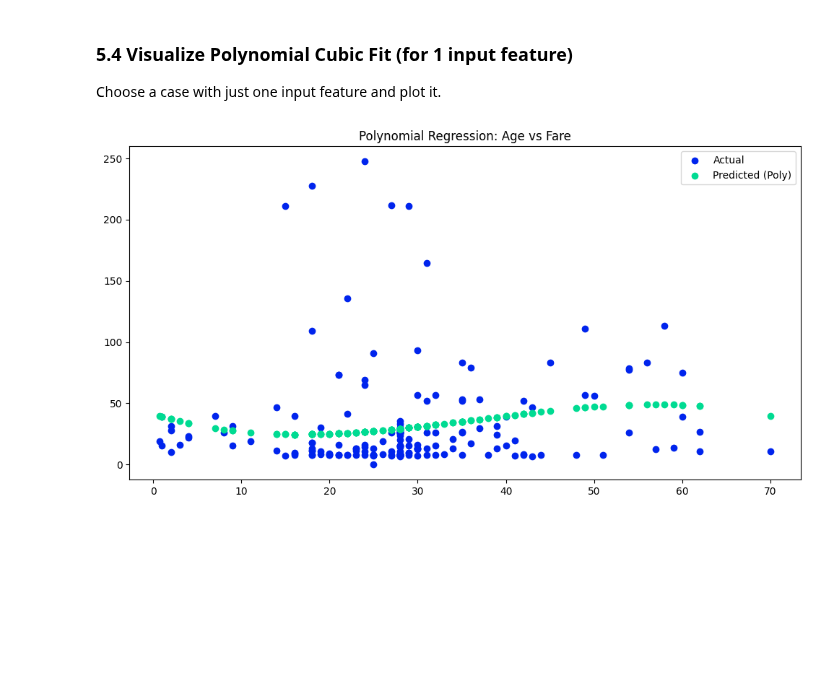
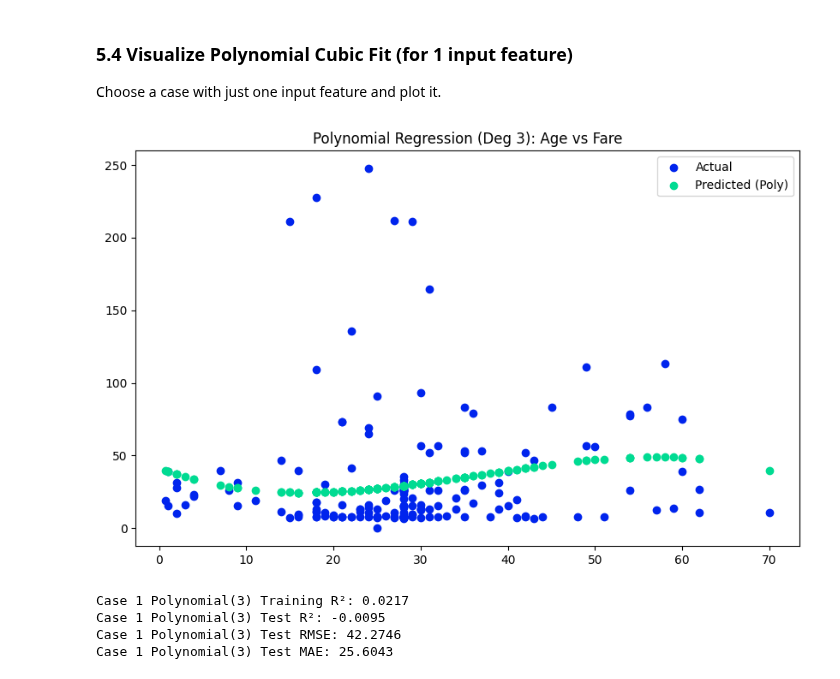
Before and after one commit to Bdowdle4/applied-ml-dowdle, a Jupyter notebook: lab04/ml04_dowdle.ipynb, the cells around one changed output. Saved outputs shown, nothing was run; the diff lists cells and outputs as text; code cells hidden in the pictures; blank space fills up the shorter version.

```diff
--- a/lab04/ml04_dowdle.ipynb
+++ b/lab04/ml04_dowdle.ipynb
@@ -333,29 +333,53 @@ Choose a case with just one input feature and plot it.
 # %%
 # Only 1 feature: Case 1 - age
 X_case1_train = X1_train.copy()
 X_case1_test = X1_test.copy()
 y_case1_train = y1_train.copy()
 y_case1_test = y1_test.copy()
 
 # Set up the poly inputs
 poly_case1 = PolynomialFeatures(degree=3)
 X_case1_train_poly = poly_case1.fit_transform(X_case1_train)
 X_case1_test_poly = poly_case1.transform(X_case1_test)
 
 # Use the poly inputs in the LR model
 poly_model_case1 = LinearRegression()
 poly_model_case1.fit(X_case1_train_poly, y_case1_train)
 y_pred_case1_poly = poly_model_case1.predict(X_case1_test_poly)
+y_pred_case1_train_poly = poly_model_case1.predict(X_case1_train_poly)
 
 # Create the plot
-plt.figure(figsize=(12, 6))
+plt.figure(figsize=(10, 6))
 plt.scatter(X_case1_test, y_case1_test, color='#0024ED', label='Actual')
 plt.scatter(X_case1_test, y_pred_case1_poly, color='#00DB92', label='Predicted (Poly)')
 # Create the legend
 plt.legend()
 # Create the title
-plt.title("Polynomial Regression: Age vs Fare")
+plt.title("Polynomial Regression (Deg 3): Age vs Fare")
 # Show the plot
+plt.tight_layout
 plt.show()
 # %% [output]
-[figure, old version]
+[figure, new version]
+# %%
+# Create metrics to compare linear regression and polynomial fit
+# Calculate R² scores
+r2_train = r2_score(y_case1_train, y_pred_case1_train_poly)
+r2_test = r2_score(y_case1_test, y_pred_case1_poly)
+
+# Calculate RMSE (Root Mean Squared Error)
+rmse_test = root_mean_squared_error(y_case1_test, y_pred_case1_poly)
+
+# Calculate MAE (Mean Absolute Error)
+mae_test = mean_absolute_error(y_case1_test, y_pred_case1_poly)
+
+# Print results
+print(f"Case 1 Polynomial(3) Training R²: {r2_train:.4f}")
+print(f"Case 1 Polynomial(3) Test R²: {r2_test:.4f}")
+print(f"Case 1 Polynomial(3) Test RMSE: {rmse_test:.4f}")
+print(f"Case 1 Polynomial(3) Test MAE: {mae_test:.4f}")
+# %% [output]
+Case 1 Polynomial(3) Training R²: 0.0217
+Case 1 Polynomial(3) Test R²: -0.0095
+Case 1 Polynomial(3) Test RMSE: 42.2746
+Case 1 Polynomial(3) Test MAE: 25.6043
```
Also changed, not shown: parts of 4 cells of this notebook.
